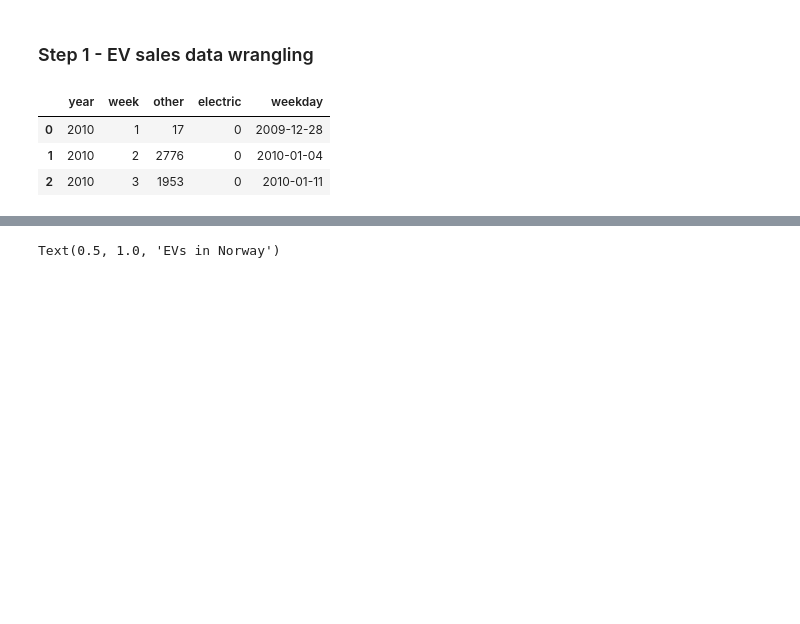
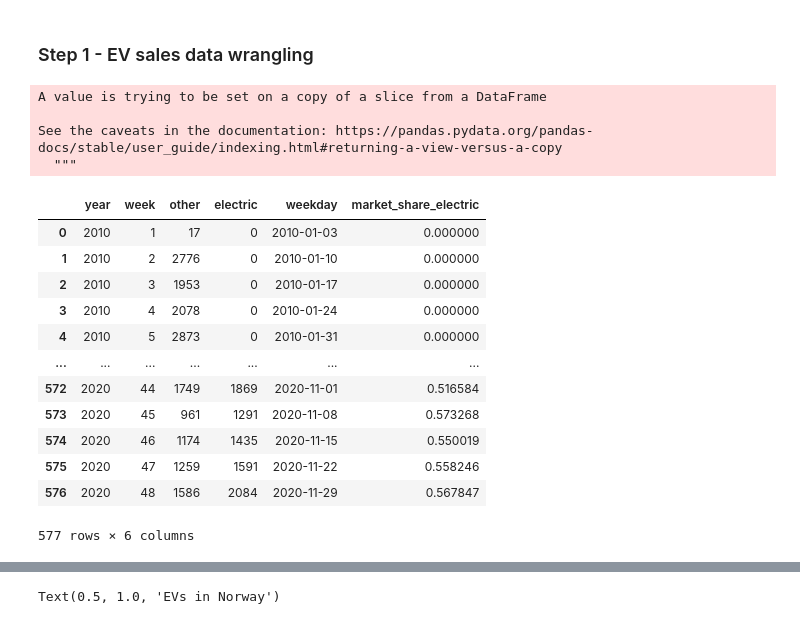
Before and after one commit to dust629/ada2020_teamwork, a Jupyter notebook: P4/Norway_EV_sales.ipynb, the cells around one changed output, grey strips where cells are left out. Saved outputs shown, nothing was run; the diff lists cells and outputs as text; code cells hidden in the pictures; blank space fills up the shorter version.

```diff
--- a/P4/Norway_EV_sales.ipynb
+++ b/P4/Norway_EV_sales.ipynb
@@ -66,19 +83,35 @@ from pytrends.request import TrendReq
 # %% [markdown]
 ### Step 1 - EV sales data wrangling
 # %%
-sales = pd.read_csv('data/EV_sales_norway.csv',sep=';')
+sales = pd.read_csv('EV_sales_norway.csv',sep=';')
 # %%
 sales['weekday'] = ''
 pd.to_datetime(sales['weekday'])
 for index, row in sales.iterrows():
-    sales.weekday[index] = datetime.strptime('{} {} 1'.format(row.year, row.week-1), '%Y %W %w').strftime("%Y-%m-%d") # minus 1 because the dataset week system goes from 1 to 53 instead of 0 to 52
+    # minus 1 because the dataset week system goes from 1 to 53 instead of 0 to 52, day start from sunday 0 to macth google trend
+    sales.weekday[index] = datetime.strptime('{} {} 0'.format(row.year, row.week-1), '%Y %W %w').strftime("%Y-%m-%d")
 sales.weekday = pd.to_datetime(sales.weekday, format='%Y-%m-%d')
-sales.head(3)
+#compute market share for electric cars
+sales['market_share_electric'] = sales['electric']/(sales['other'] + sales['electric'])
+sales
 # %% [output]
+A value is trying to be set on a copy of a slice from a DataFrame
+
+See the caveats in the documentation: https://pandas.pydata.org/pandas-docs/stable/user_guide/indexing.html#returning-a-view-versus-a-copy
+  """
-|  | year | week | other | electric | weekday |
-| 0 | 2010 | 1 | 17 | 0 | 2009-12-28 |
-| 1 | 2010 | 2 | 2776 | 0 | 2010-01-04 |
-| 2 | 2010 | 3 | 1953 | 0 | 2010-01-11 |
+|  | year | week | other | electric | weekday | market_share_electric |
+| 0 | 2010 | 1 | 17 | 0 | 2010-01-03 | 0.000000 |
+| 1 | 2010 | 2 | 2776 | 0 | 2010-01-10 | 0.000000 |
+| 2 | 2010 | 3 | 1953 | 0 | 2010-01-17 | 0.000000 |
+| 3 | 2010 | 4 | 2078 | 0 | 2010-01-24 | 0.000000 |
+| 4 | 2010 | 5 | 2873 | 0 | 2010-01-31 | 0.000000 |
+| ... | ... | ... | ... | ... | ... | ... |
+| 572 | 2020 | 44 | 1749 | 1869 | 2020-11-01 | 0.516584 |
+| 573 | 2020 | 45 | 961 | 1291 | 2020-11-08 | 0.573268 |
+| 574 | 2020 | 46 | 1174 | 1435 | 2020-11-15 | 0.550019 |
+| 575 | 2020 | 47 | 1259 | 1591 | 2020-11-22 | 0.558246 |
+| 576 | 2020 | 48 | 1586 | 2084 | 2020-11-29 | 0.567847 |
+577 rows × 6 columns
 # %%
 sales.plot('weekday', y=["other", "electric"])
 
```
Also changed, not shown: parts of 33 cells of this notebook.
